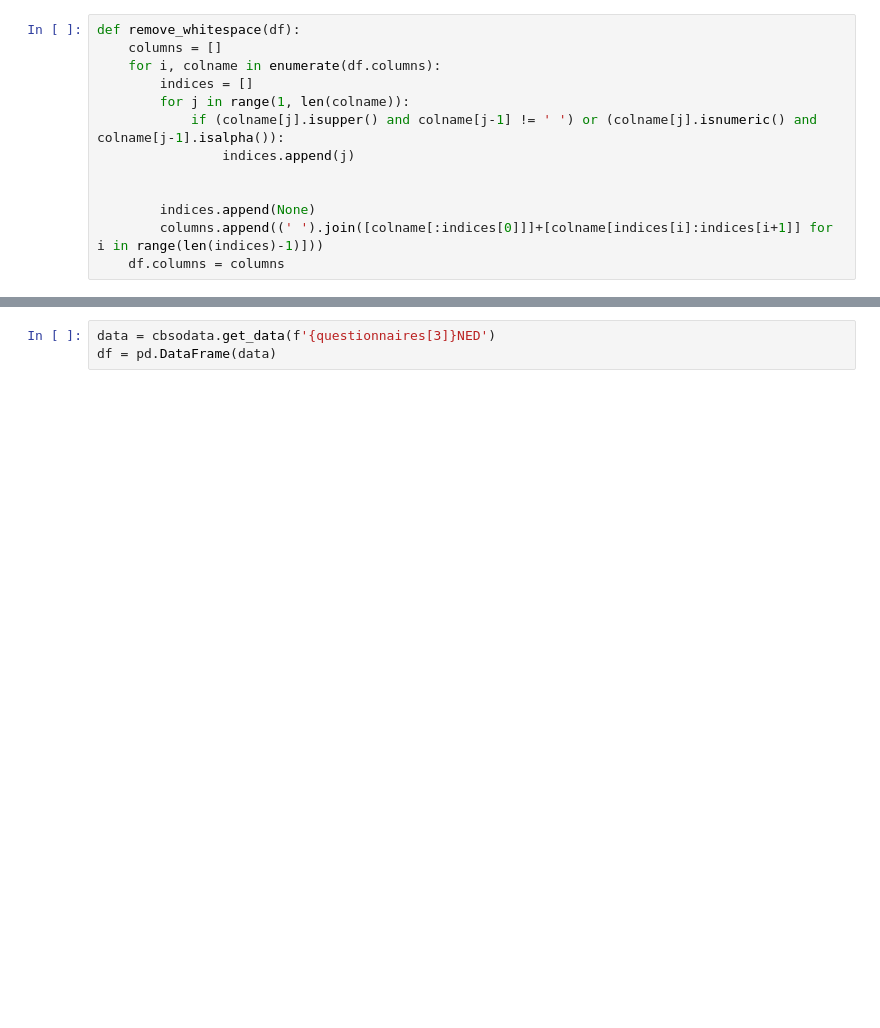
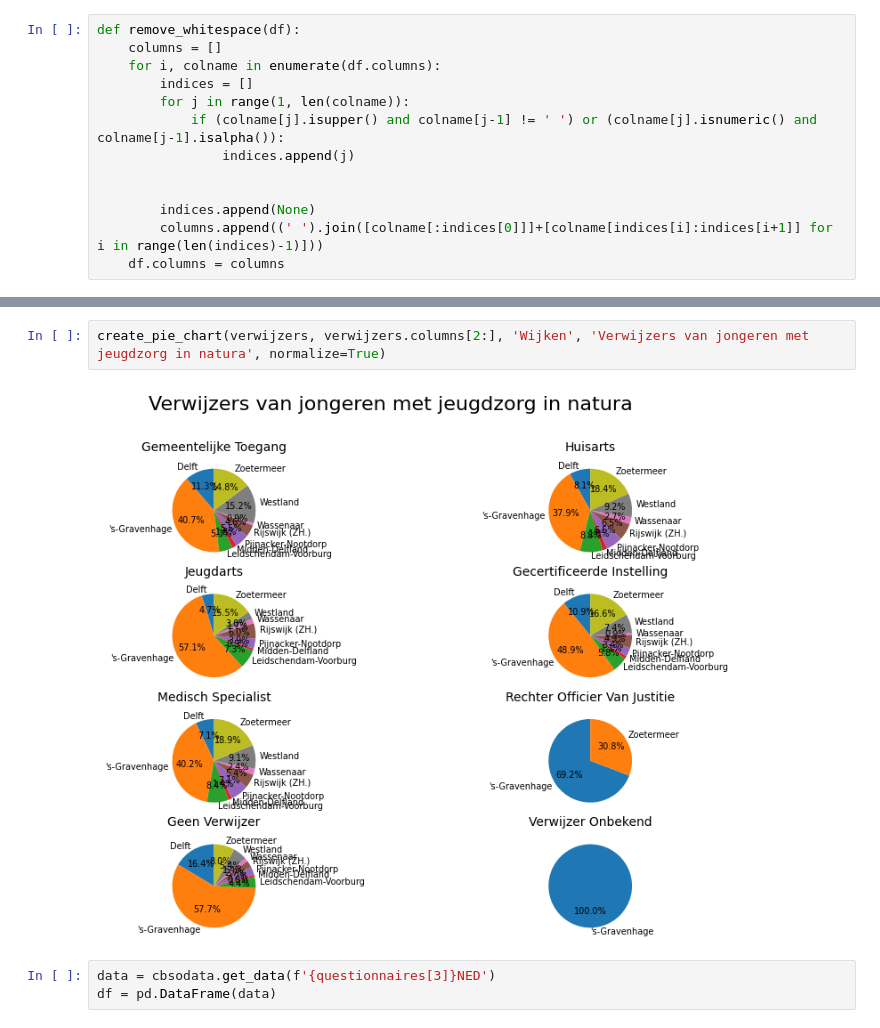
Before and after one commit to githubtijn2002/Oefenproject_populatiegezondheid, a Jupyter notebook: ETL.ipynb, the cells around one changed output, grey strips where cells are left out. Drawn from its saved outputs; the diff is of its cells as text; blank space fills up the shorter version.

```diff
--- a/ETL.ipynb
+++ b/ETL.ipynb
@@ -137,3 +150,7 @@ plot_pie(leeftijd, 'Leeftijdsgroepen in Jeugdzorg', '4Tot12Jaar')
+# %%
+create_pie_chart(verwijzers, verwijzers.columns[2:], 'Wijken', 'Verwijzers van jongeren met jeugdzorg in natura', normalize=True)
+# %% [output]
+[figure, added]
 # %%
 data = cbsodata.get_data(f'{questionnaires[3]}NED')
 df = pd.DataFrame(data)
```
Also changed, not shown: parts of 6 cells of this notebook.
